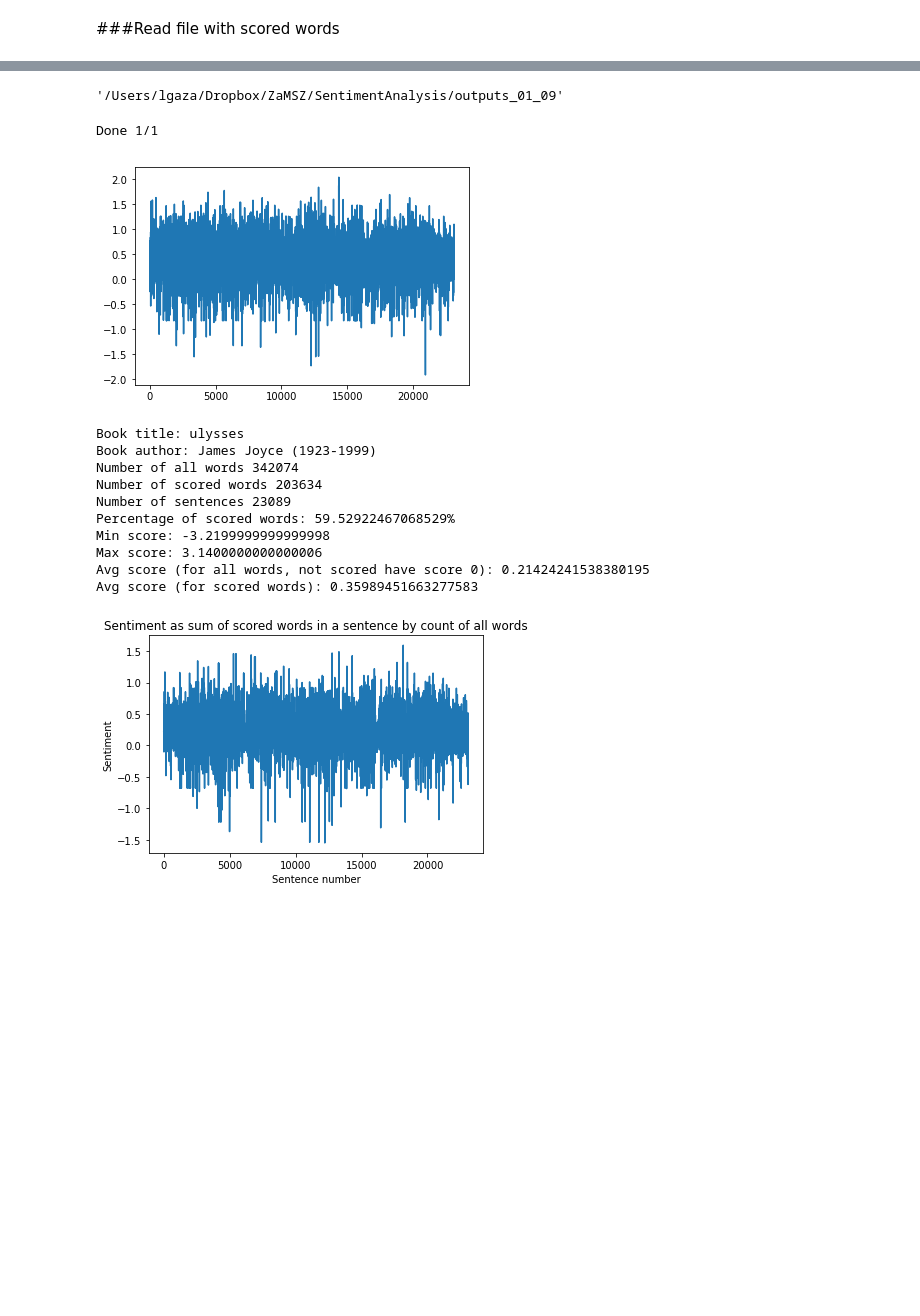
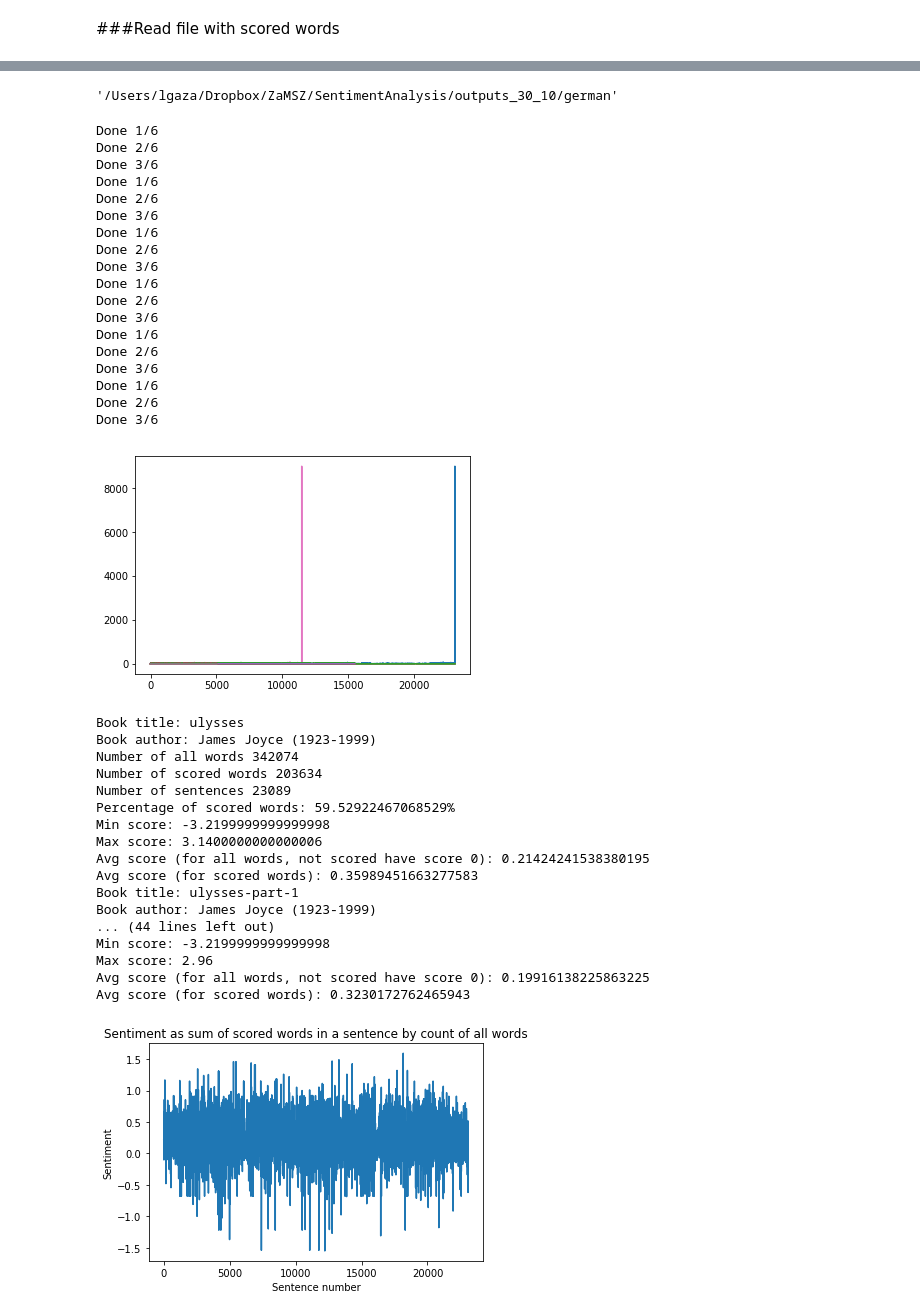
Before and after one commit to lukaszgaza/sentiment-analysis, a Jupyter notebook: notebook.ipynb, the cells around one changed output, grey strips where cells are left out. Drawn from its saved outputs; the diff is of its cells as text; code cells hidden in the pictures; blank space fills up the shorter version.

Commit message:
New books

```diff
--- a/notebook.ipynb
+++ b/notebook.ipynb
@@ -40,0 +54,11 @@ spanish_books = {
+# %%
+german_books = {
+    #'annette_von_droste_hulshoff_die_judenbuche': file_input.FileInput('{}/data/books/translations/ger_annette_von_droste_hulshoff-die_judenbuche.txt'.format(project_path), Author('Samuel', 'Beckett', 1923, 1999), 'malone_dies'),
+    'james_joyce_ulysses': file_input.FileInput('{}/data/books/translations/german/ge-james_joyce-ulysses.txt'.format(project_path), Author('James', 'Joyce', 1923, 1999), 'ulysses'),
+    'james_joyce_ulysses_part_1': file_input.FileInput('{}/data/books/translations/german/ge-james_joyce-ulysses-part-1.txt'.format(project_path), Author('James', 'Joyce', 1923, 1999), 'ulysses-part-1'),
+    'james_joyce_ulysses_part_2': file_input.FileInput('{}/data/books/translations/german/ge-james_joyce-ulysses-part-2.txt'.format(project_path), Author('James', 'Joyce', 1923, 1999), 'ulysses-part-2'),
+    'jules_verne_zwanzigtausend_meilen_unterm_meer': file_input.FileInput('{}/data/books/translations/german/ge-jules_verne-zwanzigtausend_meilen_unterm_meer.txt'.format(project_path), Author('Jules', 'Verne', 1923, 1999), 'zwanzigtausend_meilen_unterm_meer'),
+    'leo_tolstoy_anna_karenina': file_input.FileInput('{}/data/books/translations/german/ge-leo_tolstoy-anna_karenina.txt'.format(project_path), Author('Leo', 'Tolstoy', 1923, 1999), 'anna_karenina'),
+    'mark_twain_die_abenteuer_tom_sawyers': file_input.FileInput('{}/data/books/translations/german/ge-mark_twain-die_abenteuer_tom_sawyers.txt'.format(project_path), Author('Mark', 'Twain', 1923, 1999), 'die_abenteuer_tom_sawyers'),
+    'mark_twain_die_abenteuer_tom_sawyers': file_input.FileInput('{}/data/books/translations/german/ge-mark_twain-die_abenteuer_tom_sawyers.txt'.format(project_path), Author('Mark', 'Twain', 1923, 1999), 'die_abenteuer_tom_sawyers'),
+}
@@ -417,7 +455,7 @@ speeches = {
     'lech_walesa_us_congress': file_input.FileInput('{}/data/books/speeches/lech_walesa-us_congress_1989.txt'.format(project_path), Author('Lech', 'Walesa', 1943, None), '1989_congress_speech')
 }
 # %%
-books = spanish_books
+books = german_books
 # %%
 SLICE_SIZE=100
 slice_generator_obj = slice_generator.SliceGenerator(SLICE_SIZE)
@@ -460,42 +503,59 @@ analysis = [
             #sentence_analysis.NumberOfWordsPerSentenceAnalysis,
             ##slice_analysis.SumScoredByScoredCountAnalysis,
             ##slice_analysis.SumScoredByAllCountAnalysis,
-            #sentence_analysis.SumScoredPerSentenceAnalysis,
-            #sentence_analysis.SumScoredByScoredCountPerSentenceAnalysis,
+            sentence_analysis.SumScoredPerSentenceAnalysis,
+            sentence_analysis.SumScoredByScoredCountPerSentenceAnalysis,
             sentence_analysis.SumScoredByAllCountPerSentenceAnalysis,
             ##sentence_analysis.SumScoredPerSentenceAnalysis
             ]
 # %%
-output_dir = 'outputs_01_09'
+output_dir = 'outputs_30_10/german'
 results_path = '{}/{}'.format(project_path, output_dir)
 results_path
 # %% [output]
-'/Users/lgaza/Dropbox/ZaMSZ/SentimentAnalysis/outputs_01_09'
+'/Users/lgaza/Dropbox/ZaMSZ/SentimentAnalysis/outputs_30_10/german'
 # %%
 import matplotlib.pyplot as plt
 count = len(long_books.values())
 #all_scores =
 for long_book in long_books.values():
     prog = 1
     for task in analysis:
         scores = task(long_book)
         books_scores = scores.score(SLICE_SIZE, scored_input_words_df)
-        #scores.store_to_file(results_path, with_header=True, with_slice_number=False)
+        scores.store_to_file(results_path, with_header=True, with_slice_number=False)
         #scores.plot()
         plt.plot(books_scores)
         print('Done {}/{}'.format(prog, count))
         prog += 1
 
 plt.show()
 # %% [output]
-Done 1/1
+Done 1/6
+Done 2/6
+Done 3/6
+Done 1/6
+Done 2/6
+Done 3/6
+Done 1/6
+Done 2/6
+Done 3/6
+Done 1/6
+Done 2/6
+Done 3/6
+Done 1/6
+Done 2/6
+Done 3/6
+Done 1/6
+Done 2/6
+Done 3/6
-[figure, old version]
+[figure, new version]
 # %%
 for long_book in long_books.values():
     book_summary_scores = book_analysis.BookAnalysis(long_book)
     book_summary_scores.score(scored_input_words_df)
     book_summary_scores.print()
-    #book_summary_scores.store_to_file(results_path, with_header=True)
+    book_summary_scores.store_to_file(results_path, with_header=True)
 # %% [output]
 Book title: ulysses
 Book author: James Joyce (1923-1999)
@@ -507,6 +567,13 @@ Min score: -3.2199999999999998
 Max score: 3.1400000000000006
 Avg score (for all words, not scored have score 0): 0.21424241538380195
 Avg score (for scored words): 0.35989451663277583
+Book title: ulysses-part-1
+Book author: James Joyce (1923-1999)
+... (44 lines left out)
+Min score: -3.2199999999999998
+Max score: 2.96
+Avg score (for all words, not scored have score 0): 0.19916138225863225
+Avg score (for scored words): 0.3230172762465943
 # %%
 scores.plot()
 plt.show()
```
Also changed, not shown: parts of 10 cells of this notebook, 29 other files.
